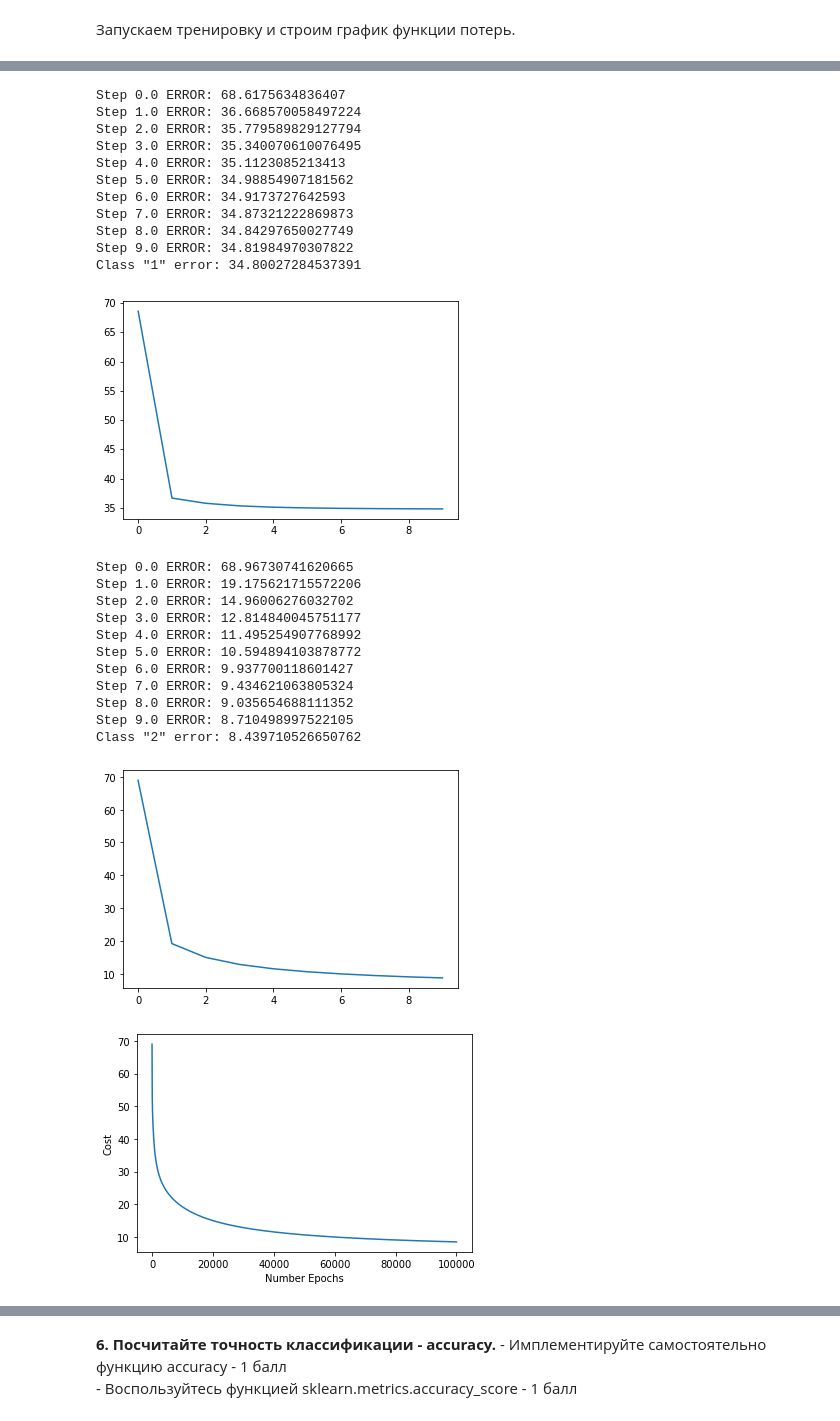
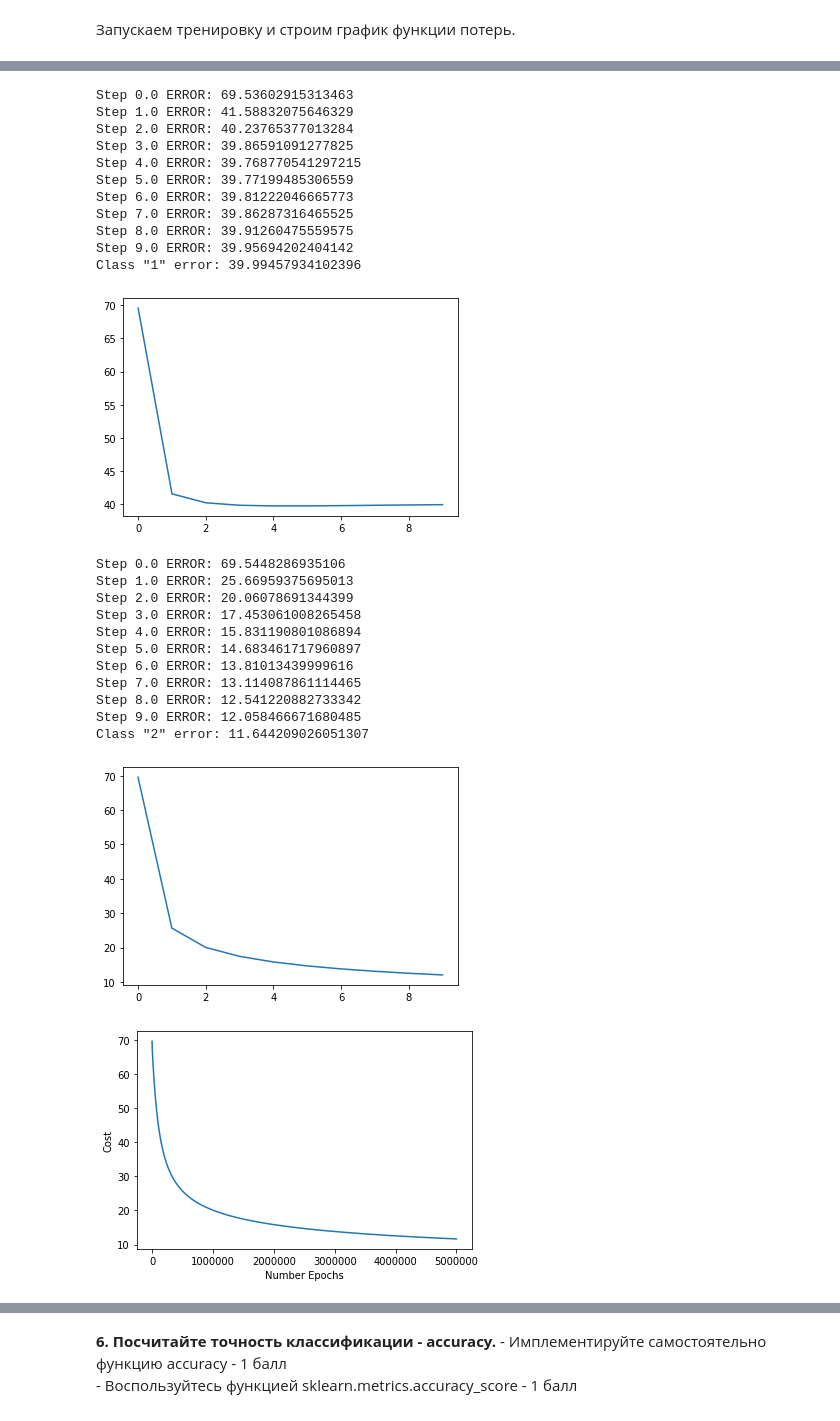
Before and after one commit to nikage/ds-and-ml-course, a Jupyter notebook: task5/LogReg for multiclass classification.ipynb, the cells around one changed output, grey strips where cells are left out. Saved outputs shown, nothing was run; the diff lists cells and outputs as text; code cells hidden in the pictures.

```diff
--- a/task5/LogReg for multiclass classification.ipynb
+++ b/task5/LogReg for multiclass classification.ipynb
@@ -39,5 +39,5 @@ Iris plants dataset
 Определите вектор классов у.
 # %%
 # YOUR CODE HERE
-x = iris.data
+x = iris.data[:,2:]
 y = iris.target
@@ -157,7 +167,7 @@ def predict(thetas, x):
 # %% [markdown]
 Запускаем тренировку и строим график функции потерь.
 # %%
-thetas, classes, costs = fit(x, y, alpha=0.002, max_iter= 100 * 1000)
+thetas, classes, costs = fit(x, y, alpha=0.0001, max_iter= 50 * 100 * 1000)
 plt.plot(costs)
 plt.xlabel('Number Epochs'); plt.ylabel('Cost');
 # %% [output]
@@ -176,28 +186,28 @@ Class "0" error: 0.2699188549872863
-Step 0.0 ERROR: 68.6175634836407
-Step 1.0 ERROR: 36.668570058497224
-Step 2.0 ERROR: 35.779589829127794
-Step 3.0 ERROR: 35.340070610076495
-Step 4.0 ERROR: 35.1123085213413
-Step 5.0 ERROR: 34.98854907181562
-Step 6.0 ERROR: 34.9173727642593
-Step 7.0 ERROR: 34.87321222869873
-Step 8.0 ERROR: 34.84297650027749
-Step 9.0 ERROR: 34.81984970307822
-Class "1" error: 34.80027284537391
+Step 0.0 ERROR: 69.53602915313463
+Step 1.0 ERROR: 41.58832075646329
+Step 2.0 ERROR: 40.23765377013284
+Step 3.0 ERROR: 39.86591091277825
+Step 4.0 ERROR: 39.768770541297215
+Step 5.0 ERROR: 39.77199485306559
+Step 6.0 ERROR: 39.81222046665773
+Step 7.0 ERROR: 39.86287316465525
+Step 8.0 ERROR: 39.91260475559575
+Step 9.0 ERROR: 39.95694202404142
+Class "1" error: 39.99457934102396
-[figure, old version]
+[figure, new version]
-Step 0.0 ERROR: 68.96730741620665
-Step 1.0 ERROR: 19.175621715572206
-Step 2.0 ERROR: 14.96006276032702
-Step 3.0 ERROR: 12.814840045751177
-Step 4.0 ERROR: 11.495254907768992
-Step 5.0 ERROR: 10.594894103878772
-Step 6.0 ERROR: 9.937700118601427
-Step 7.0 ERROR: 9.434621063805324
-Step 8.0 ERROR: 9.035654688111352
-Step 9.0 ERROR: 8.710498997522105
-Class "2" error: 8.439710526650762
+Step 0.0 ERROR: 69.5448286935106
+Step 1.0 ERROR: 25.66959375695013
+Step 2.0 ERROR: 20.06078691344399
+Step 3.0 ERROR: 17.453061008265458
+Step 4.0 ERROR: 15.831190801086894
+Step 5.0 ERROR: 14.683461717960897
+Step 6.0 ERROR: 13.81013439999616
+Step 7.0 ERROR: 13.114087861114465
+Step 8.0 ERROR: 12.541220882733342
+Step 9.0 ERROR: 12.058466671680485
+Class "2" error: 11.644209026051307
-[figure, old version]
+[figure, new version]
-[figure, old version]
+[figure, new version]
 # %% [markdown]
 Посмотрим на линии, которые мы нашли в результате обучения модели и как они разделяют классы.
 Если всё прошло правильно, то должно получиться нечно такое:
```
Also changed, not shown: parts of 15 cells of this notebook.
